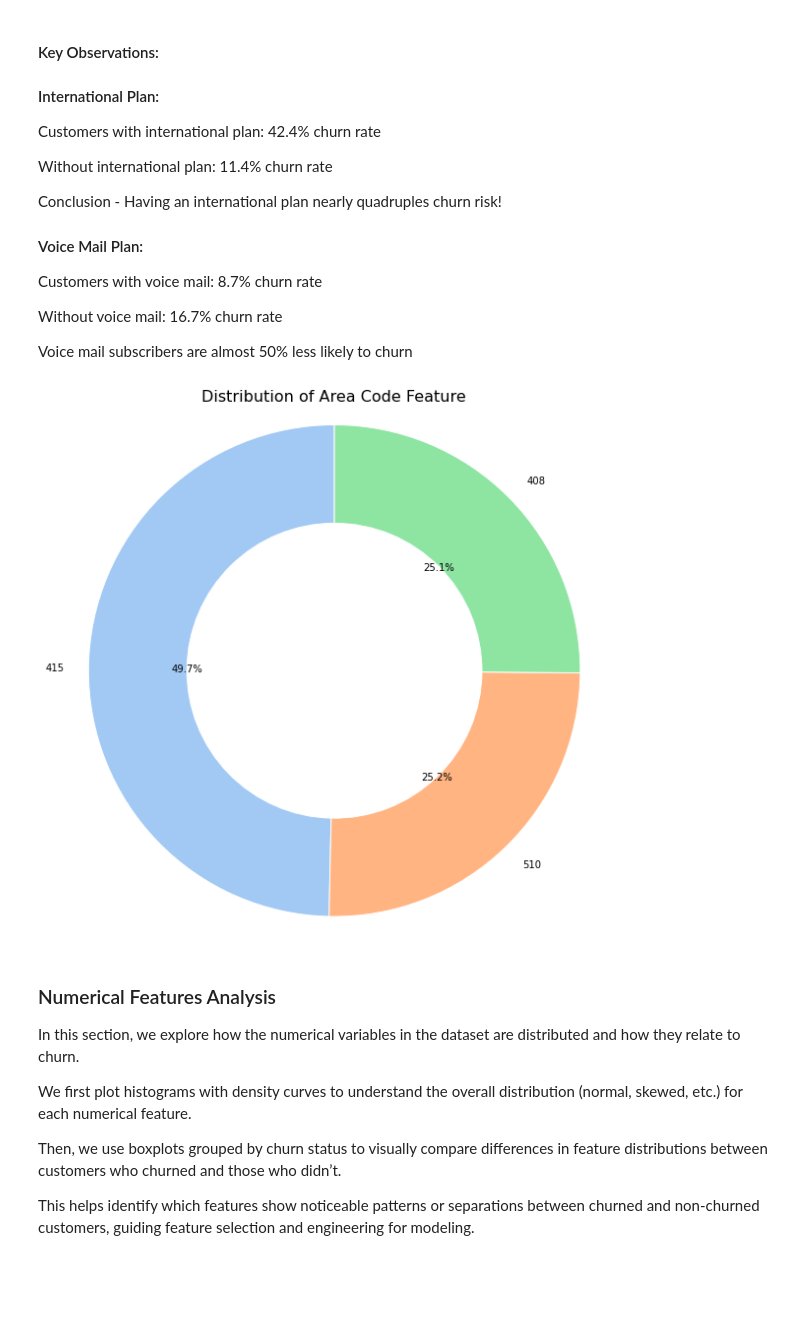
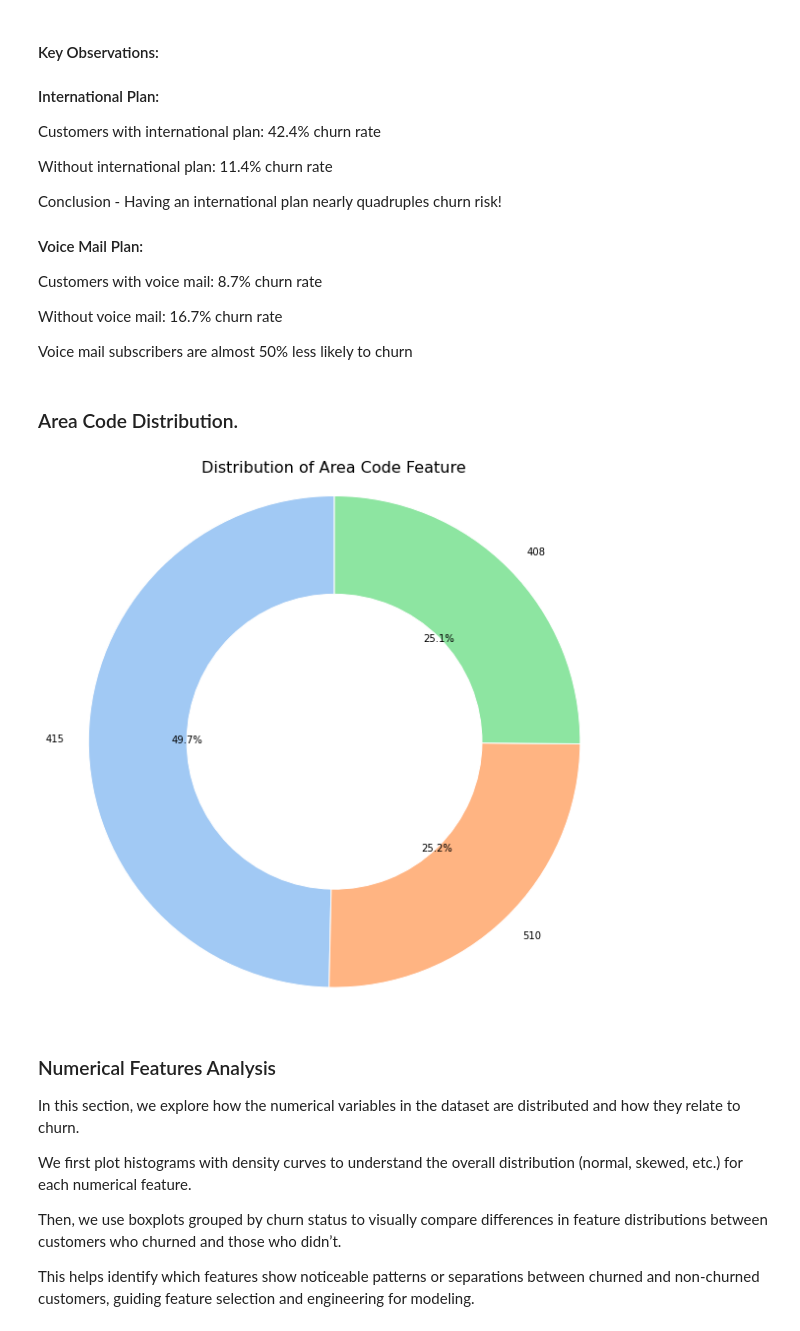
Before and after one commit to Bembino-en/-SyriaTel-churn-prediction, a Jupyter notebook: index.ipynb, the cells around one changed output. Saved outputs shown, nothing was run; the diff lists cells and outputs as text; code cells hidden in the pictures; blank space fills up the shorter version.

```diff
--- a/index.ipynb
+++ b/index.ipynb
@@ -298,31 +297,35 @@ Customers with voice mail: 8.7% churn rate
 Without voice mail: 16.7% churn rate
 
 Voice mail subscribers are almost 50% less likely to churn
-# %%
-# Prepare data
-area_counts = df['area code'].value_counts()
-
-# Create pie chart
-plt.figure(figsize=(8, 8))
-plt.pie(
-    area_counts.values,
-    labels=area_counts.index,
-    autopct='%1.1f%%',
-    startangle=90,
-    wedgeprops={'width': 0.4, 'edgecolor': 'w'},  # Donut hole
-    colors=sns.color_palette("pastel")
-)
-
-# Add white circle at center for donut effect
-centre_circle = plt.Circle((0,0), 0.25, fc='white')
-plt.gca().add_artist(centre_circle)
-
-plt.title('Distribution of Area Code Feature', fontsize=16)
-plt.axis('equal')  # Ensures pie is circular
-plt.tight_layout()
-plt.show()
-# %% [output]
-[figure, removed]
+# %% [markdown]
+### Area Code  Distribution.
+# %%
+area_counts = df['area code'].value_counts()
+
+plt.figure(figsize=(8, 8), facecolor='white')  # Set figure background to white
+
+plt.pie(
+    area_counts.values,
+    labels=area_counts.index,
+    autopct='%1.1f%%',
+    startangle=90,
+    wedgeprops={'width': 0.4, 'edgecolor': 'w'},  # Donut hole
+    colors=sns.color_palette("pastel")
+)
+
+# Add white circle at center for donut effect
+centre_circle = plt.Circle((0,0), 0.25, fc='white')
+plt.gca().add_artist(centre_circle)
+
+# Set axes background color to white
+plt.gca().set_facecolor('white')
+
+plt.title('Distribution of Area Code Feature', fontsize=16)
+plt.axis('equal')  # Ensures pie is circular
+plt.tight_layout()
+plt.show()
+# %% [output]
+[figure, added]
 # %% [markdown]
 ### Numerical Features Analysis
 In this section, we explore how the numerical variables in the dataset are distributed and how they relate to churn.
```
Also changed, not shown: parts of 15 cells of this notebook, 3 other files.
